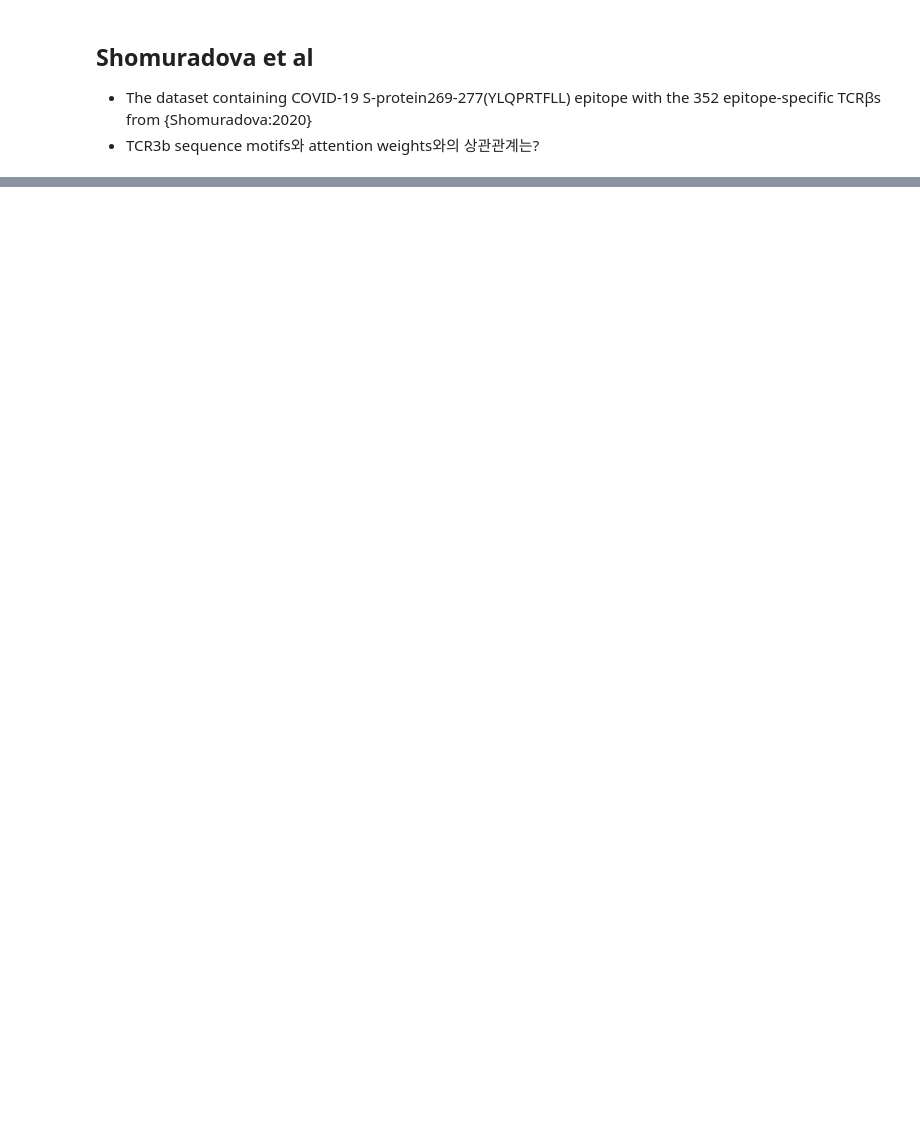
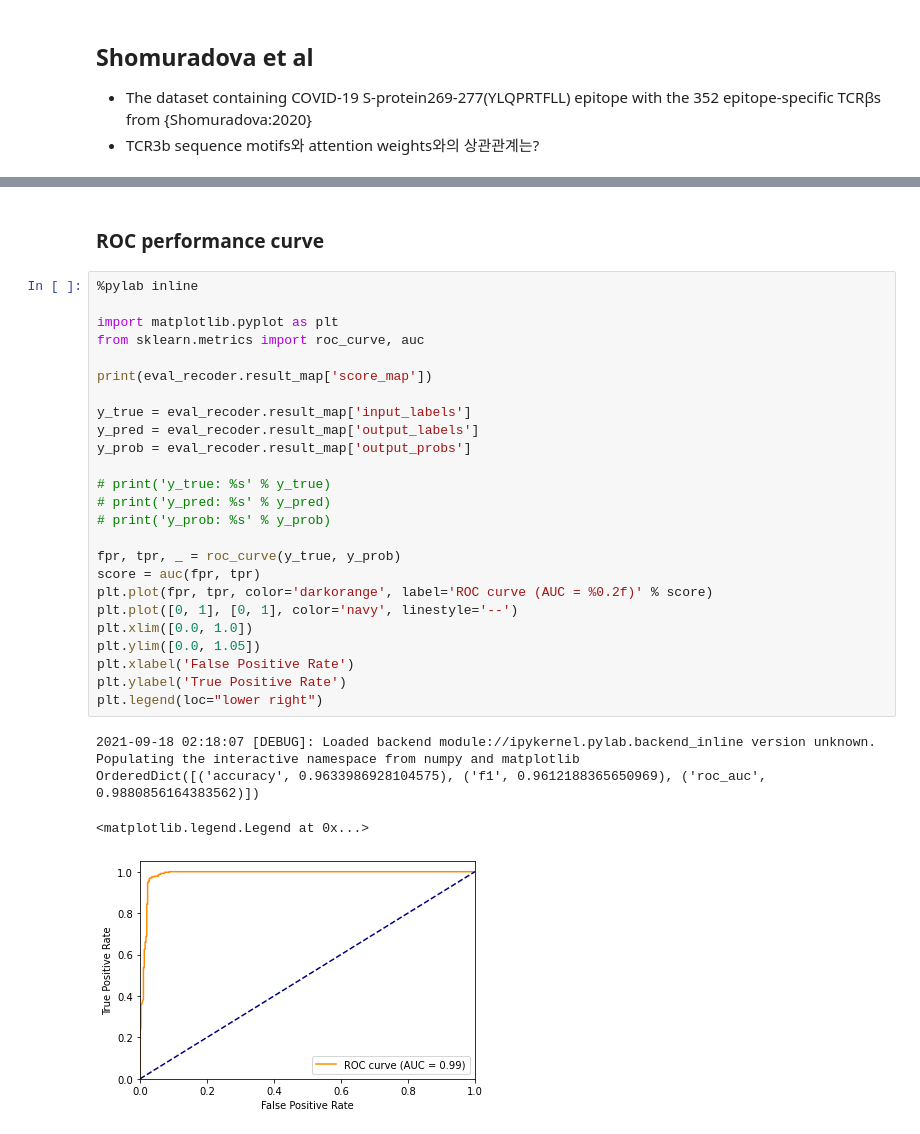
Before and after one commit to luseedbio/TCRBert, a Jupyter notebook: notebook/attention_analysis.ipynb, the cells around one changed output, grey strips where cells are left out. Cells and saved outputs as stored; diff of their text form; blank space fills up the shorter version.

```diff
--- a/notebook/attention_analysis.ipynb
+++ b/notebook/attention_analysis.ipynb
@@ -322,0 +379,33 @@ np.max(eval_df[CN.cdr3b].str.len())
+# %% [markdown]
+### ROC performance curve
+# %%
+%pylab inline
+
+import matplotlib.pyplot as plt
+from sklearn.metrics import roc_curve, auc
+
+print(eval_recoder.result_map['score_map'])
+
+y_true = eval_recoder.result_map['input_labels']
+y_pred = eval_recoder.result_map['output_labels']
+y_prob = eval_recoder.result_map['output_probs']
+
+# print('y_true: %s' % y_true)
+# print('y_pred: %s' % y_pred)
+# print('y_prob: %s' % y_prob)
+
+fpr, tpr, _ = roc_curve(y_true, y_prob)
+score = auc(fpr, tpr)
+plt.plot(fpr, tpr, color='darkorange', label='ROC curve (AUC = %0.2f)' % score)
+plt.plot([0, 1], [0, 1], color='navy', linestyle='--')
+plt.xlim([0.0, 1.0])
+plt.ylim([0.0, 1.05])
+plt.xlabel('False Positive Rate')
+plt.ylabel('True Positive Rate')
+plt.legend(loc="lower right")
+# %% [output]
+2021-09-18 02:18:07 [DEBUG]: Loaded backend module://ipykernel.pylab.backend_inline version unknown.
+Populating the interactive namespace from numpy and matplotlib
+OrderedDict([('accuracy', 0.9633986928104575), ('f1', 0.9612188365650969), ('roc_auc', 0.9880856164383562)])
+<matplotlib.legend.Legend at 0x...>
+[figure, added]
```
Also changed, not shown: parts of 21 cells of this notebook.
